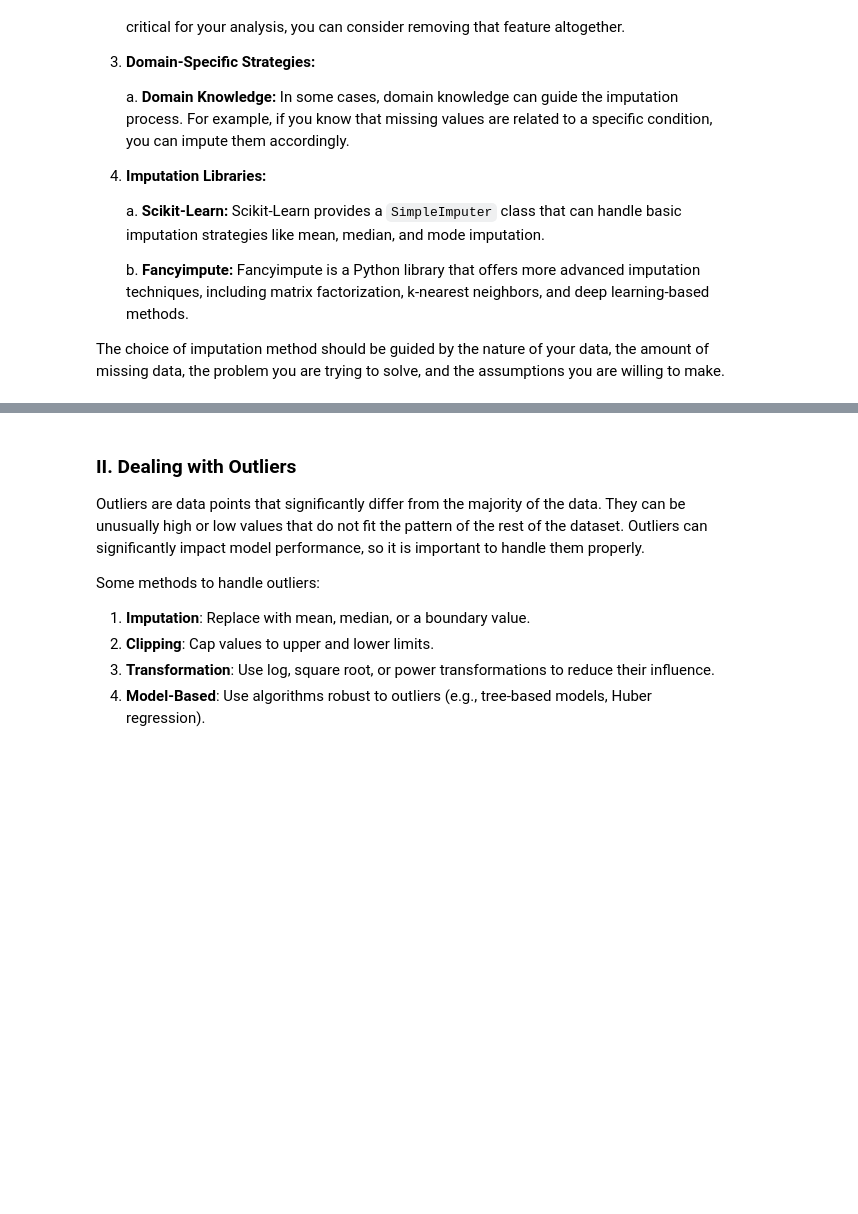
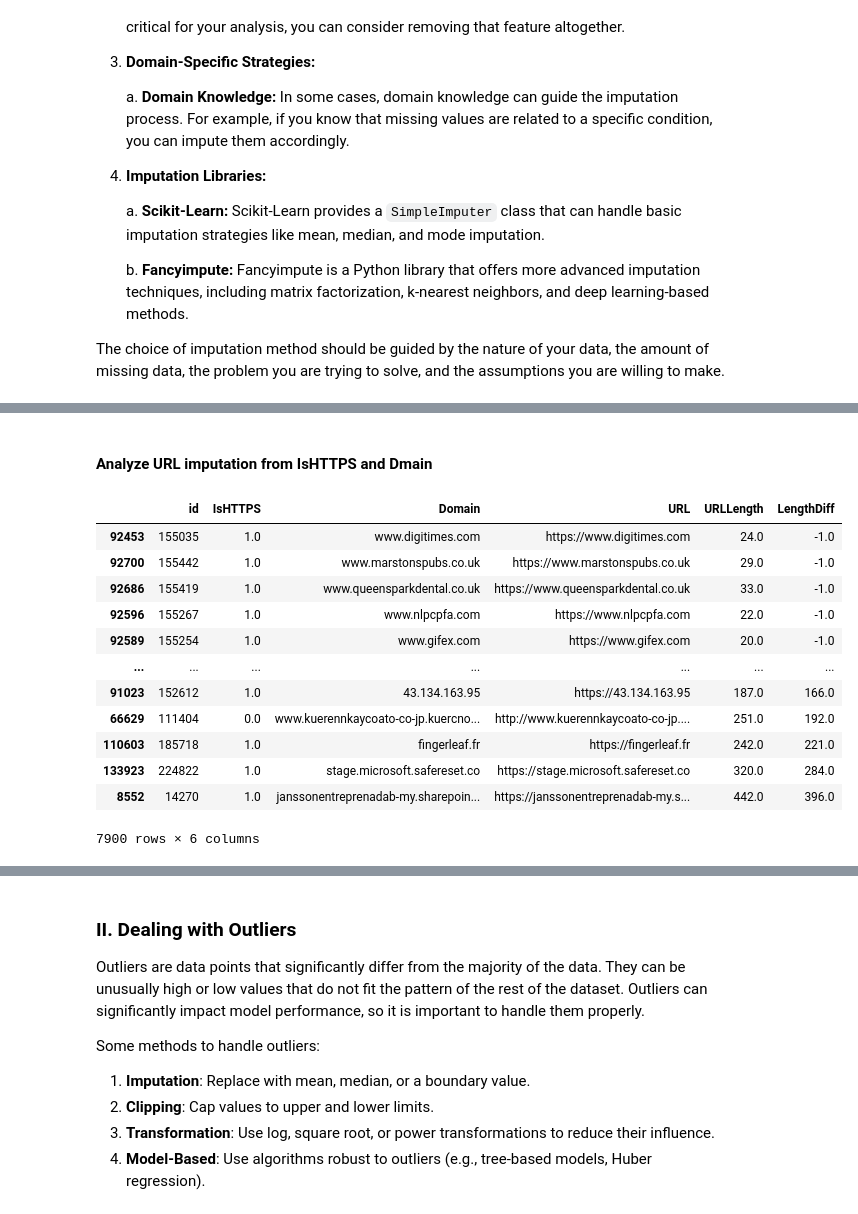
Before and after one commit to IlllIllIIIlIlIll/Traienta_IF3070, a Jupyter notebook: src/public/Tubes2_Kelompok30.ipynb, the cells around one changed output, grey strips where cells are left out. Cells and saved outputs as stored; diff of their text form; code cells hidden in the pictures; blank space fills up the shorter version.

```diff
--- a/src/public/Tubes2_Kelompok30.ipynb
+++ b/src/public/Tubes2_Kelompok30.ipynb
@@ -172,0 +298,21 @@ label                             0.000000
+# %% [markdown]
+#### Analyze URL imputation from IsHTTPS and Dmain
+# %%
+affected_URL['LengthDiff'].dropna().ne(0)
+affected_URL = affected_URL[affected_URL['LengthDiff'].notna() & affected_URL['LengthDiff'].ne(0)]
+affected_URL.sort_values(by='LengthDiff', inplace=True)
+display(affected_URL)
+# %% [output]
+|  | id | IsHTTPS | Domain | URL | URLLength | LengthDiff |
+| 92453 | 155035 | 1.0 | www.digitimes.com | https://www.digitimes.com | 24.0 | -1.0 |
+| 92700 | 155442 | 1.0 | www.marstonspubs.co.uk | https://www.marstonspubs.co.uk | 29.0 | -1.0 |
+| 92686 | 155419 | 1.0 | www.queensparkdental.co.uk | https://www.queensparkdental.co.uk | 33.0 | -1.0 |
+| 92596 | 155267 | 1.0 | www.nlpcpfa.com | https://www.nlpcpfa.com | 22.0 | -1.0 |
+| 92589 | 155254 | 1.0 | www.gifex.com | https://www.gifex.com | 20.0 | -1.0 |
+| ... | ... | ... | ... | ... | ... | ... |
+| 91023 | 152612 | 1.0 | 43.134.163.95 | https://43.134.163.95 | 187.0 | 166.0 |
+| 66629 | 111404 | 0.0 | www.kuerennkaycoato-co-jp.kuercno... | http://www.kuerennkaycoato-co-jp.... | 251.0 | 192.0 |
+| 110603 | 185718 | 1.0 | fingerleaf.fr | https://fingerleaf.fr | 242.0 | 221.0 |
+| 133923 | 224822 | 1.0 | stage.microsoft.safereset.co | https://stage.microsoft.safereset.co | 320.0 | 284.0 |
+| 8552 | 14270 | 1.0 | janssonentreprenadab-my.sharepoin... | https://janssonentreprenadab-my.s... | 442.0 | 396.0 |
+7900 rows × 6 columns
```
Also changed, not shown: parts of 26 cells of this notebook.
